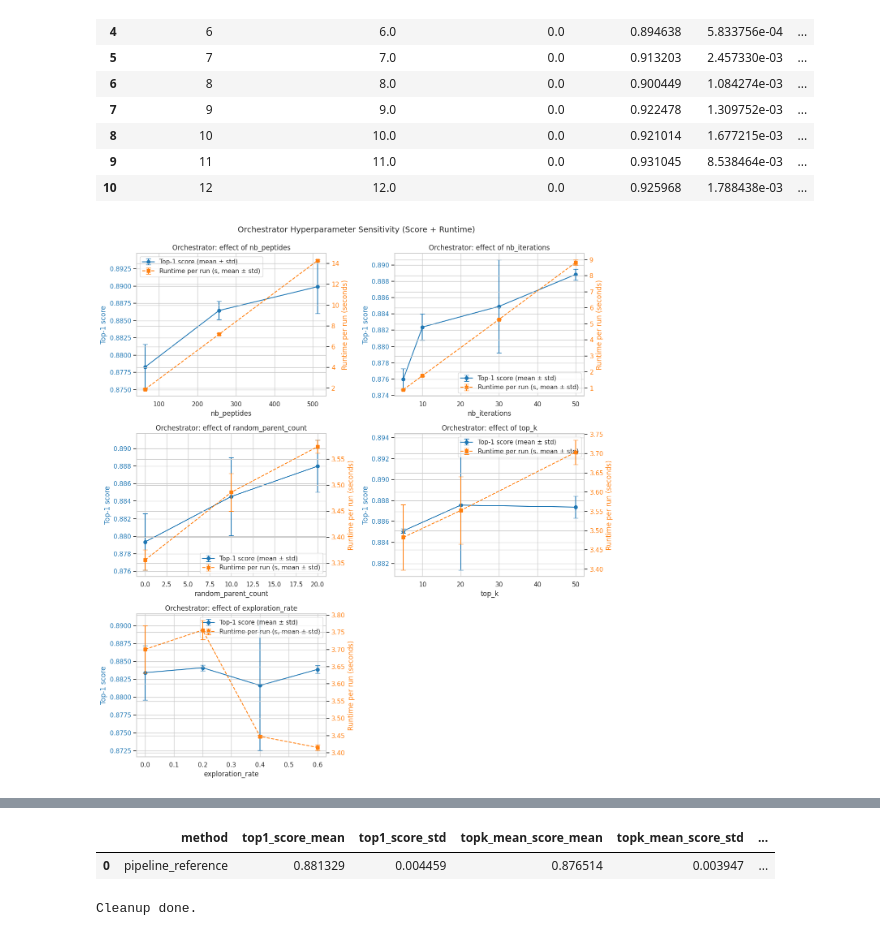
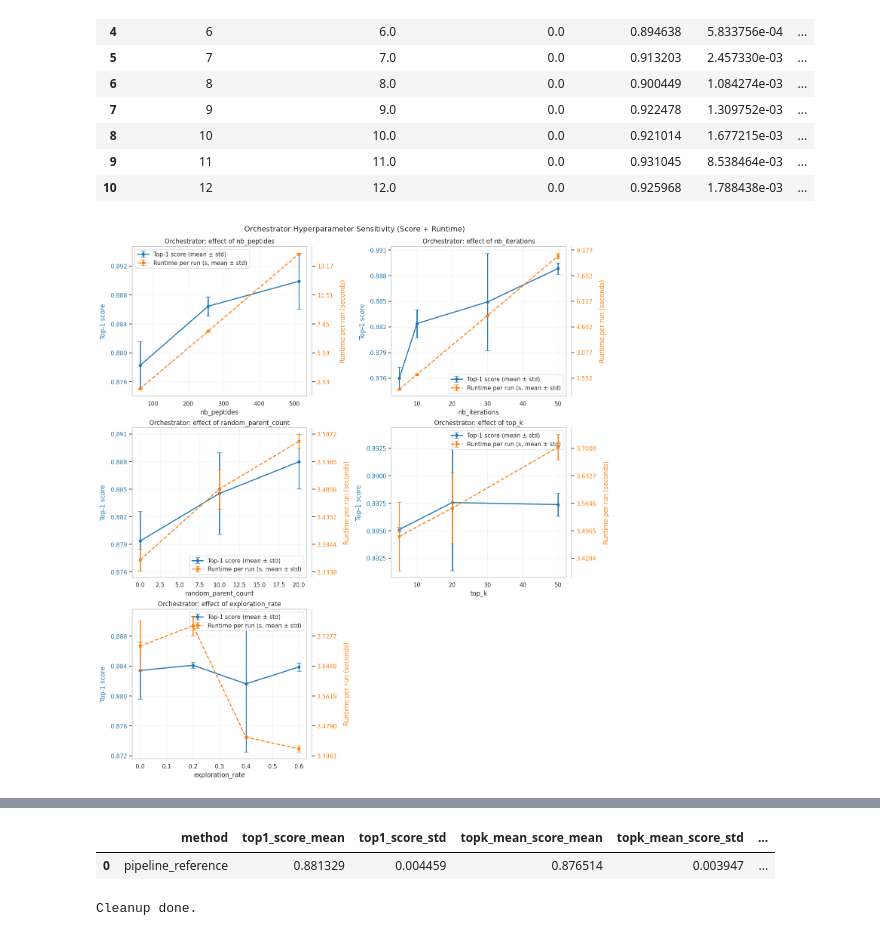
Before and after one commit to Roirtur/multi-expert-peptide-pipeline, a Jupyter notebook: notebooks/pipeline_experimentations.ipynb, the cells around one changed output, grey strips where cells are left out. Saved outputs shown, nothing was run; the diff lists cells and outputs as text; code cells hidden in the pictures.

```diff
--- a/notebooks/pipeline_experimentations.ipynb
+++ b/notebooks/pipeline_experimentations.ipynb
@@ -1125,12 +1125,48 @@ Iteration 15: No in-limit candidates. Using out-of-limit set for biological scor
 | 10 | 12 | 12.0 | 0.0 | 0.925968 | 1.788438e-03 | ... |
 # %%
 import matplotlib.pyplot as plt
+from matplotlib.ticker import MaxNLocator
 try:
     import seaborn as sns
     sns.set_theme(style="whitegrid")
 except ImportError:
     print("Seaborn not found, falling back to matplotlib defaults.")
     plt.style.use('ggplot')
+
+
+def align_dual_y_ticks(ax, ax2, n_ticks=6):
+    # Force both y-axes to use the same number of major ticks.
+    ax.yaxis.set_major_locator(MaxNLocator(nbins=n_ticks))
+    ax2.yaxis.set_major_locator(MaxNLocator(nbins=n_ticks))
+
+    # Recompute left ticks and map them to the right axis range so horizontal levels align.
+    y1_ticks = ax.get_yticks()
+    y1_min, y1_max = ax.get_ylim()
+    y2_min, y2_max = ax2.get_ylim()
+
+    if len(y1_ticks) > 1 and y1_max > y1_min:
+        y2_ticks = np.interp(y1_ticks, [y1_min, y1_max], [y2_min, y2_max])
+
+        # Keep alignment, but hide lowest/highest right-axis ticks for cleaner rendering.
+        if len(y2_ticks) > 2:
+            ax2.set_yticks(y2_ticks[1:-1])
+        else:
+            ax2.set_yticks(y2_ticks)
+
+
+def style_dual_axis(ax, ax2):
+    # Keep one shared grid from the left axis and force it behind the data.
+    ax.grid(True, which='major', axis='both', alpha=0.22, zorder=0)
+    ax.set_axisbelow(True)
+    ax2.grid(False)
+
+    # Reduce overlap between left/right y labels and ticks.
+    ax.yaxis.labelpad = 8
+    ax2.yaxis.labelpad = 12
+    ax2.spines['right'].set_position(('outward', 10))
+
+    # Align left/right horizontal levels.
+    align_dual_y_ticks(ax, ax2, n_ticks=6)
 
 
 def plot_single_parameter_sweep(df, param_name, ax=None):
@@ -1147,16 +1183,21 @@ def plot_single_parameter_sweep(df, param_name, ax=None):
         pass
 
     if ax is None:
-        _, ax = plt.subplots(figsize=(7, 4.5))
+        _, ax = plt.subplots(figsize=(7.4, 4.8))
+
+    ax2 = ax.twinx()
 
     # First line: quality
-    ax.errorbar(
+    h1 = ax.errorbar(
         subset['param_value'],
         subset['top1_score_mean'],
         yerr=subset['top1_score_std'].fillna(0.0),
         fmt='-o',
         capsize=4,
         color='tab:blue',
+        linewidth=2.0,
+        markersize=5,
+        zorder=4,
         label='Top-1 score (mean ± std)',
     )
     ax.set_xlabel(param_name)
@@ -1164,23 +1205,25 @@ def plot_single_parameter_sweep(df, param_name, ax=None):
     ax.tick_params(axis='y', labelcolor='tab:blue')
 
     # Second line: runtime
-    ax2 = ax.twinx()
-    ax2.errorbar(
+    h2 = ax2.errorbar(
         subset['param_value'],
         subset['elapsed_sec_mean'],
         yerr=subset['elapsed_sec_std'].fillna(0.0),
         fmt='--s',
         capsize=4,
         color='tab:orange',
+        linewidth=1.9,
+        markersize=5,
+        zorder=5,
         label='Runtime per run (s, mean ± std)',
     )
     ax2.set_ylabel('Runtime per run (seconds)', color='tab:orange')
     ax2.tick_params(axis='y', labelcolor='tab:orange')
 
+    style_dual_axis(ax, ax2)
+
     # Combined legend
-    l1, lb1 = ax.get_legend_handles_labels()
-    l2, lb2 = ax2.get_legend_handles_labels()
-    ax.legend(l1 + l2, lb1 + lb2, loc='best')
+    ax.legend([h1, h2], ['Top-1 score (mean ± std)', 'Runtime per run (s, mean ± std)'], loc='best')
 
 
 # 1) Orchestrator one-at-a-time sensitivity with runtime cost
@@ -1189,7 +1232,7 @@ if 'orchestrator_results_df' in globals() and not orchestrator_results_df.empty:
 
     n_cols = 2
     n_rows = max(1, (len(params) + n_cols - 1) // n_cols)
-    fig, axes = plt.subplots(n_rows, n_cols, figsize=(13, 4.5 * n_rows))
+    fig, axes = plt.subplots(n_rows, n_cols, figsize=(13.6, 4.8 * n_rows), constrained_layout=True)
     axes = np.array(axes).reshape(-1)
 
     for i, p in enumerate(params):
@@ -1199,8 +1242,7 @@ if 'orchestrator_results_df' in globals() and not orchestrator_results_df.empty:
     for j in range(len(params), len(axes)):
         axes[j].axis('off')
 
-    plt.tight_layout()
-    plt.suptitle('Orchestrator Hyperparameter Sensitivity (Score + Runtime)', y=1.02, fontsize=14)
+    fig.suptitle('Orchestrator Hyperparameter Sensitivity (Score + Runtime)', y=1.02, fontsize=14)
     plt.show()
 
 
@@ -1210,7 +1252,7 @@ if 'cvae_results_df' in globals() and not cvae_results_df.empty:
 
     n_cols = 2
     n_rows = max(1, (len(params) + n_cols - 1) // n_cols)
-    fig, axes = plt.subplots(n_rows, n_cols, figsize=(13, 4.5 * n_rows))
+    fig, axes = plt.subplots(n_rows, n_cols, figsize=(13.6, 4.8 * n_rows), constrained_layout=True)
     axes = np.array(axes).reshape(-1)
 
     for i, p in enumerate(params):
@@ -1220,53 +1262,57 @@ if 'cvae_results_df' in globals() and not cvae_results_df.empty:
     for j in range(len(params), len(axes)):
         axes[j].axis('off')
 
-    plt.tight_layout()
-    plt.suptitle('CVAE Hyperparameter Sensitivity (Score + Runtime)', y=1.02, fontsize=14)
+    fig.suptitle('CVAE Hyperparameter Sensitivity (Score + Runtime)', y=1.02, fontsize=14)
     plt.show()
 
 
 # 3) Target length challenge (2..12): score + runtime
 if 'length_sweep_summary_df' in globals() and not length_sweep_summary_df.empty:
-    fig, ax = plt.subplots(figsize=(8.5, 5.2))
+    fig, ax = plt.subplots(figsize=(9.0, 5.4), constrained_layout=True)
     metrics = length_sweep_summary_df.sort_values('target_length').copy()
 
-    ax.errorbar(
+    ax2 = ax.twinx()
+
+    h1 = ax.errorbar(
         metrics['target_length'],
         metrics['top1_score_mean'],
         yerr=metrics['top1_score_std'].fillna(0.0),
         fmt='-o',
         capsize=4,
         color='tab:blue',
+        linewidth=2.0,
+        markersize=5,
+        zorder=4,
         label='Top-1 score (mean ± std)',
     )
     ax.set_xlabel('Target length (residues)')
     ax.set_ylabel('Top-1 score', color='tab:blue')
     ax.tick_params(axis='y', labelcolor='tab:blue')
     ax.set_title('Pipeline Performance vs Target Peptide Length (Score + Runtime)')
 
-    ax2 = ax.twinx()
-    ax2.errorbar(
+    h2 = ax2.errorbar(
         metrics['target_length'],
         metrics['elapsed_sec_mean'],
         yerr=metrics['elapsed_sec_std'].fillna(0.0),
         fmt='--s',
         capsize=4,
         color='tab:orange',
+        linewidth=1.9,
+        markersize=5,
+        zorder=5,
         label='Runtime per run (s, mean ± std)',
     )
     ax2.set_ylabel('Runtime per run (seconds)', color='tab:orange')
     ax2.tick_params(axis='y', labelcolor='tab:orange')
 
-    l1, lb1 = ax.get_legend_handles_labels()
-    l2, lb2 = ax2.get_legend_handles_labels()
-    ax.legend(l1 + l2, lb1 + lb2, loc='best')
+    style_dual_axis(ax, ax2)
+    ax.legend([h1, h2], ['Top-1 score (mean ± std)', 'Runtime per run (s, mean ± std)'], loc='best')
 
-    plt.tight_layout()
     plt.show()
 
 
 # 4) Pipeline-only reference summary
 if 'pipeline_reference_summary_df' in globals() and not pipeline_reference_summary_df.empty:
     display(pipeline_reference_summary_df)
 # %% [output]
-[figure, old version]
+[figure, new version]
```
Also changed, not shown: parts of 1 cell of this notebook.
